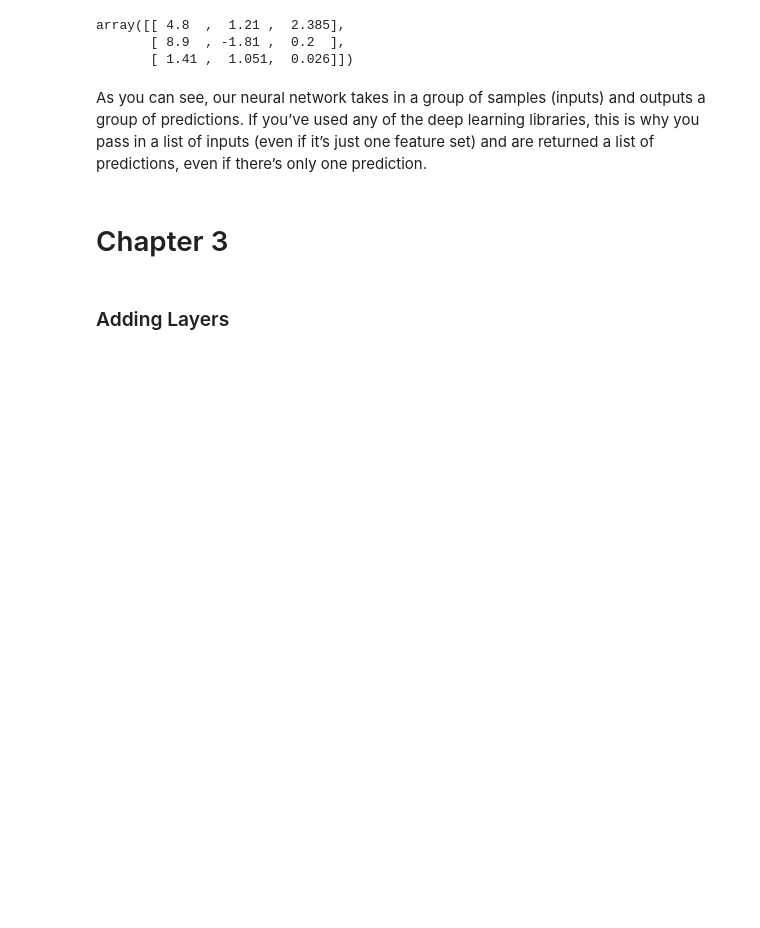
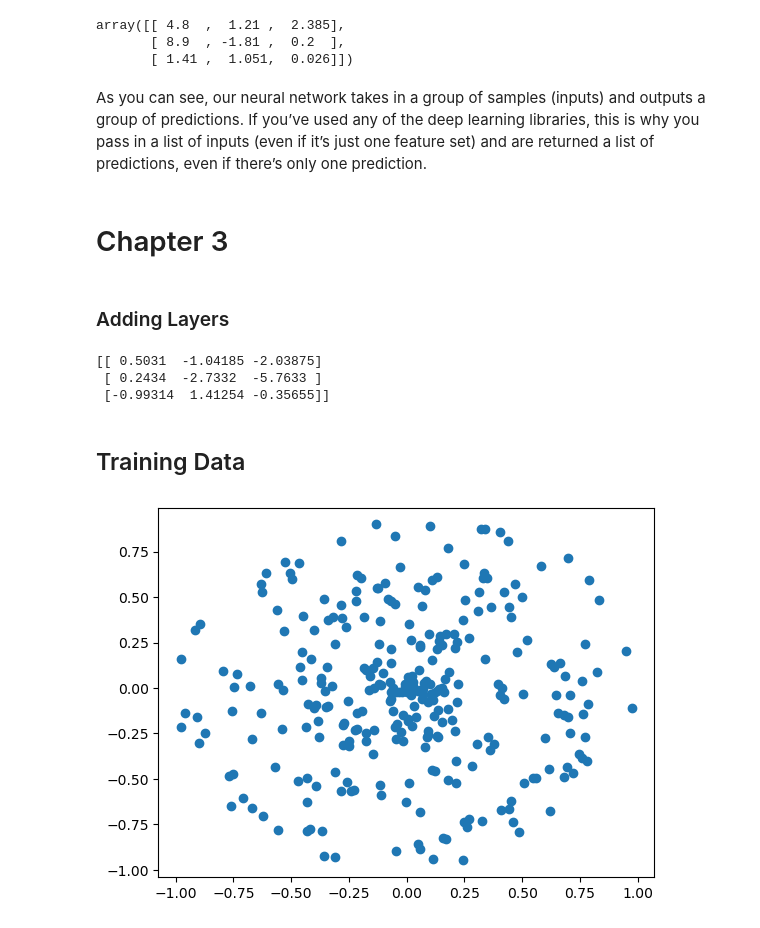
Before and after one commit to debnsuma/ms-nn-cv, a Jupyter notebook: nn/Playground.ipynb, the cells around one changed output. Saved outputs shown, nothing was run; the diff lists cells and outputs as text; code cells hidden in the pictures; blank space fills up the shorter version.

```diff
--- a/nn/Playground.ipynb
+++ b/nn/Playground.ipynb
@@ -291,3 +291,37 @@ one prediction.
 # Chapter 3
 # %% [markdown]
 ### Adding Layers
+# %%
+inputs = np.array([
+                        [1, 2, 3, 2.5],
+                        [2., 5., -1., 2],
+                        [-1.5, 2.7, 3.3, -0.8]
+                     ])
+# Layer 1
+weights1 = np.array([
+                        [0.2, 0.8, -0.5, 1],
+                        [0.5, -0.91, 0.26, -0.5],
+                        [-0.26, -0.27, 0.17, 0.87]
+                      ])
+
+biases1 = np.array([2, 3, 0.5])
+
+
+# Layer 2
+weights2 = np.array([
+                        [0.1, -0.14, 0.5],
+                        [-0.5, 0.12, -0.33],
+                        [-0.44, 0.73, -0.13]
+                    ])
+biases2 = np.array([-1, 2, -0.5])
+
+layer1_outputs = np.dot(inputs, weights1.T) + biases1
+layer2_outputs = np.dot(layer1_outputs, weights2.T) + biases2
+
+print(layer2_outputs)
+# %% [output]
+[[ 0.5031  -1.04185 -2.03875]
+ [ 0.2434  -2.7332  -5.7633 ]
+ [-0.99314  1.41254 -0.35655]]
+# %% [markdown]
+## Training Data
@@ -293,0 +331,6 @@ one prediction.
+# %%
+X, y = spiral.create_data(samples=100, classes=3)
+plt.scatter(X[:, 0], X[:, 1])
+plt.show()
+# %% [output]
+[figure, added]
```
Also changed, not shown: parts of 7 cells of this notebook, 2 other files.
